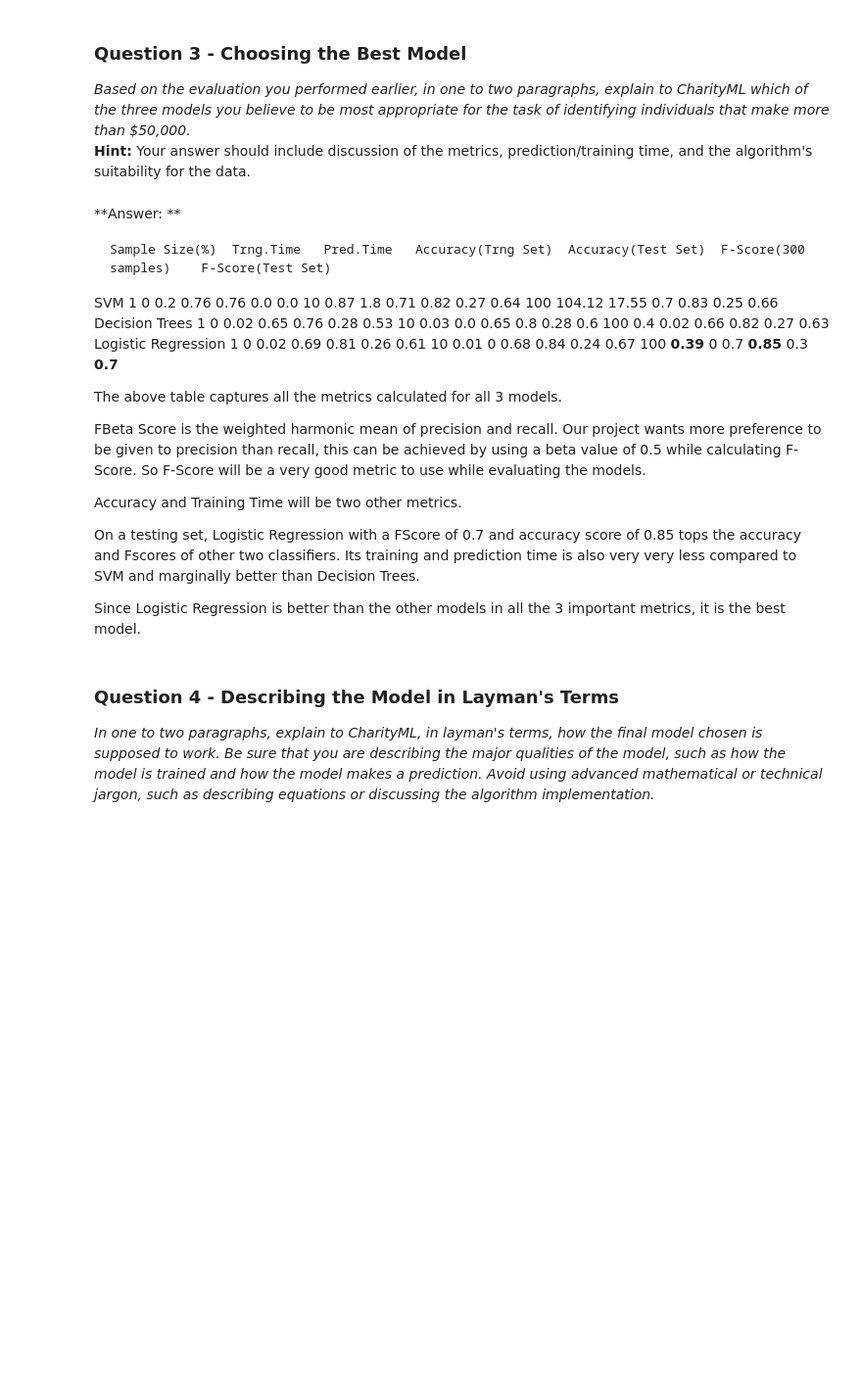
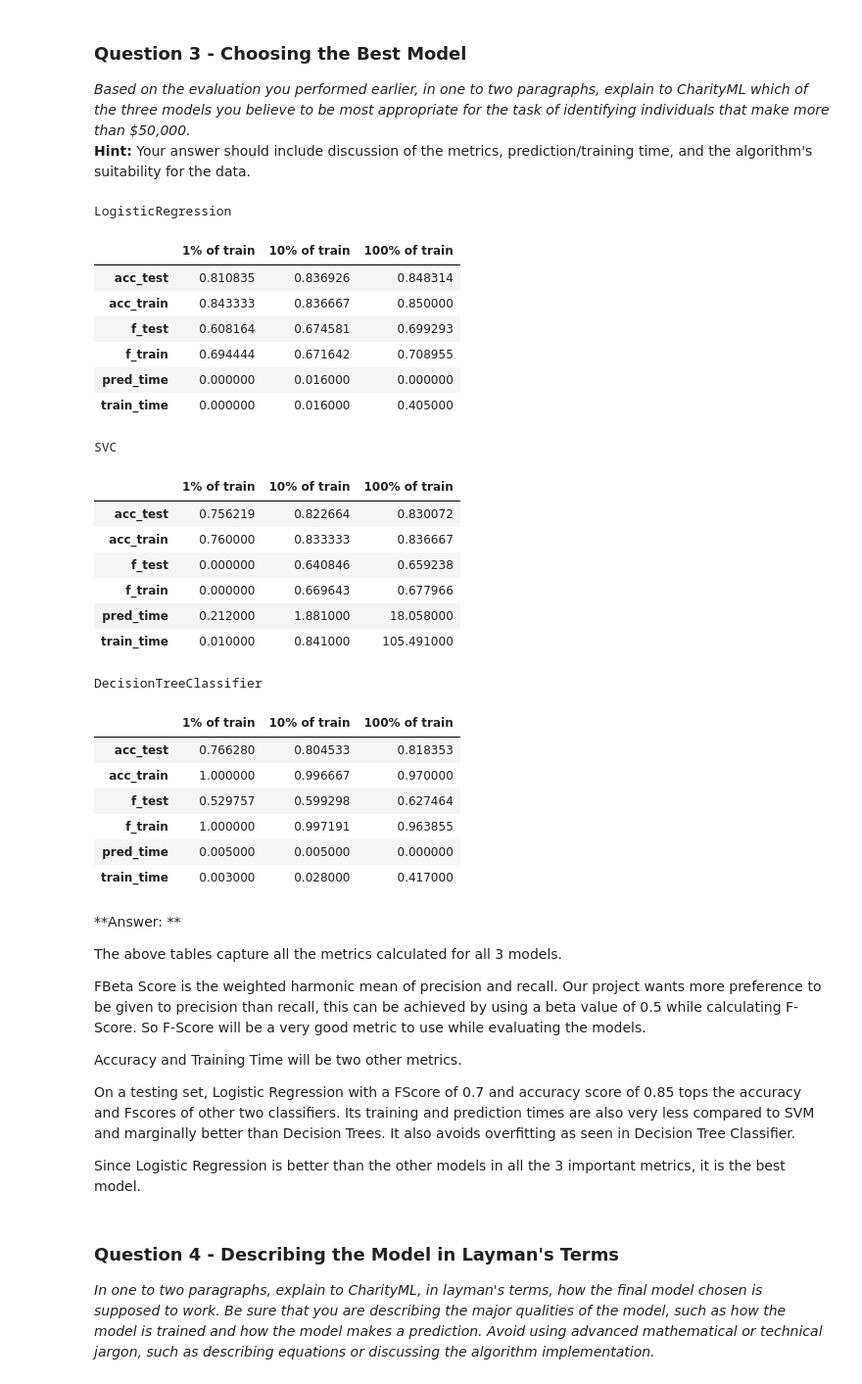
Before and after one commit to pramodsmurthy/findingDonors, a Jupyter notebook: finding_donors.ipynb, the cells around one changed output. Shown at 98% size. Saved outputs shown, nothing was run; the diff lists cells and outputs as text; code cells hidden in the pictures; blank space fills up the shorter version.

```diff
--- a/finding_donors.ipynb
+++ b/finding_donors.ipynb
@@ -422,31 +422,46 @@ In this final section, you will choose from the three supervised learning models
 ### Question 3 - Choosing the Best Model
 *Based on the evaluation you performed earlier, in one to two paragraphs, explain to *CharityML* which of the three models you believe to be most appropriate for the task of identifying individuals that make more than \$50,000.*
 **Hint:** Your answer should include discussion of the metrics, prediction/training time, and the algorithm's suitability for the data.
+# %%
+for i in results.items():
+    print i[0]
+    display(pd.DataFrame(i[1]).rename(columns={0:'1% of train', 1:'10% of train', 2:'100% of train'}))
+# %% [output]
+LogisticRegression
+|  | 1% of train | 10% of train | 100% of train |
+| acc_test | 0.810835 | 0.836926 | 0.848314 |
+| acc_train | 0.843333 | 0.836667 | 0.850000 |
+| f_test | 0.608164 | 0.674581 | 0.699293 |
+| f_train | 0.694444 | 0.671642 | 0.708955 |
+| pred_time | 0.000000 | 0.016000 | 0.000000 |
+| train_time | 0.000000 | 0.016000 | 0.405000 |
+SVC
+|  | 1% of train | 10% of train | 100% of train |
+| acc_test | 0.756219 | 0.822664 | 0.830072 |
+| acc_train | 0.760000 | 0.833333 | 0.836667 |
+| f_test | 0.000000 | 0.640846 | 0.659238 |
+| f_train | 0.000000 | 0.669643 | 0.677966 |
+| pred_time | 0.212000 | 1.881000 | 18.058000 |
+| train_time | 0.010000 | 0.841000 | 105.491000 |
+DecisionTreeClassifier
+|  | 1% of train | 10% of train | 100% of train |
+| acc_test | 0.766280 | 0.804533 | 0.818353 |
+| acc_train | 1.000000 | 0.996667 | 0.970000 |
+| f_test | 0.529757 | 0.599298 | 0.627464 |
+| f_train | 1.000000 | 0.997191 | 0.963855 |
+| pred_time | 0.005000 | 0.005000 | 0.000000 |
+| train_time | 0.003000 | 0.028000 | 0.417000 |
 # %% [markdown]
 **Answer: **
 
-	Sample Size(%)	Trng.Time	Pred.Time	Accuracy(Trng Set)	Accuracy(Test Set)	F-Score(300 samples)	F-Score(Test Set)
-SVM
-       1	             0	       0.2	           0.76	               0.76	                 0.0	              0.0
-       10	             0.87	   1.8	           0.71	               0.82	                 0.27	              0.64
-	   100	             104.12	   17.55	       0.7	               0.83	                 0.25	              0.66
-Decision Trees
-       1	             0	       0.02	           0.65	               0.76	                 0.28	              0.53
-	   10	             0.03	   0.0	           0.65	               0.8	                 0.28	              0.6
-	   100	             0.4	   0.02	           0.66	               0.82                	 0.27                 0.63
-Logistic Regression
-       1                 0         0.02	           0.69                0.81                  0.26                 0.61
-	   10	             0.01	   0	           0.68	               0.84	                 0.24	              0.67
-	   100	             **0.39**  0	           0.7	               **0.85**              0.3	              **0.7**
-
-The above table captures all the metrics calculated for all 3 models.
+The above tables capture all the metrics calculated for all 3 models.
 
 FBeta Score is the weighted harmonic mean of precision and recall. Our project wants more preference to be given to precision than recall, this can be achieved by using a beta value of 0.5 while calculating F-Score.
 So F-Score will be a very good metric to use while evaluating the models.
 
 Accuracy and Training Time will be two other metrics.
 
-On a testing set, Logistic Regression with a FScore of 0.7 and accuracy score of 0.85 tops the accuracy and Fscores of other two classifiers. Its training and prediction time is also very very less compared to SVM and marginally better than Decision Trees.
+On a testing set, Logistic Regression with a FScore of 0.7 and accuracy score of 0.85 tops the accuracy and Fscores of other two classifiers. Its training and prediction times are also very less compared to SVM and marginally better than Decision Trees. It also avoids overfitting as seen in Decision Tree Classifier.
 
 Since Logistic Regression is better than the other models in all the 3 important metrics, it is the best model.
 # %% [markdown]
```
Also changed, not shown: parts of 13 cells of this notebook.
